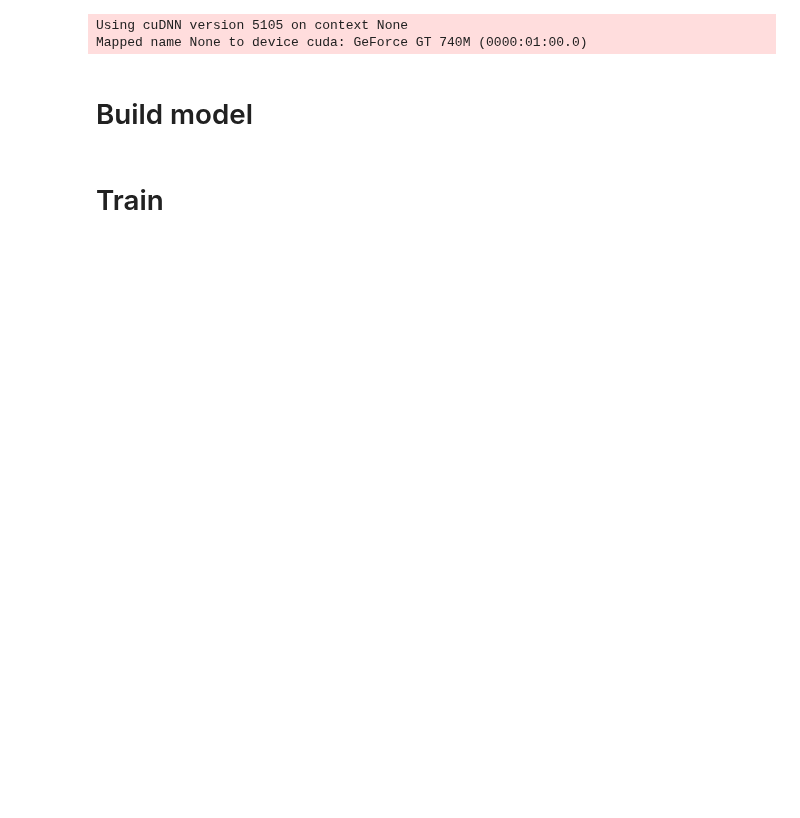
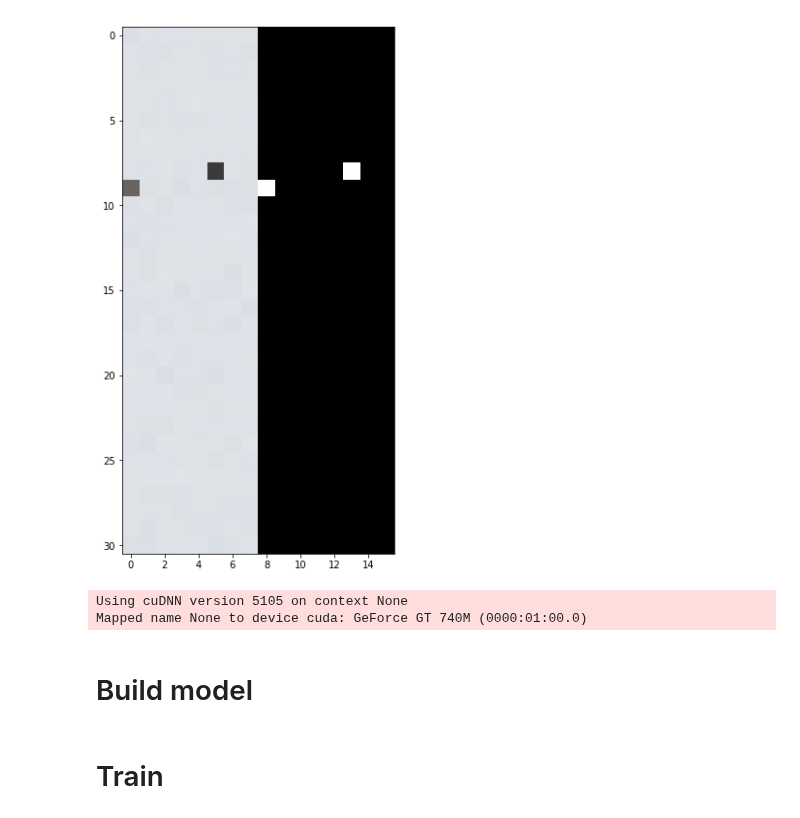
Before and after one commit to nvvaulin/gmm_segmentation, a Jupyter notebook: GMM_SEG.ipynb, the cells around one changed output. Cells and saved outputs as stored; diff of their text form; code cells hidden in the pictures; blank space fills up the shorter version.

```diff
--- a/GMM_SEG.ipynb
+++ b/GMM_SEG.ipynb
@@ -36,3 +35,67 @@ for x,y in data_generator(train_loader,epoch_size=1):
+# %%
+import os
+class TestLoader(TieLoader):
+    def __init__(self,out_size,label_size,min_r,max_r,path='test',cols = 16,rows=16,t_size=48):
+        self.t_size = t_size
+        self.out_size = out_size
+        self.label_size = label_size
+        self.cols = cols
+        self.rows = rows
+        self.min_r = min_r
+        self.max_r = max_r
+        if(os.path.exists(path+'/list.txt') and os.path.exists(path+'/motion.txt')):
+            self.img_list = [i[:-1] for i in open(path+'/list.txt')]
+            self.motion_list = [i[:-1] for i in open(path+'/motion.txt')]
+        else:
+            all_img = self.list_files(path)
+            self.img_list = [i for i in all_img if i[i.rfind('/'):].find('motion') < 0]
+            f = open(path+'/list.txt','w')
+            for i in self.img_list:
+                f.write(i+'\n')
+            f.close()
+
+    def list_files(self,path):
+        res = []
+        for i in os.listdir(path):
+            if(os.path.isdir(path+'/'+i)):
+                res = res+ self.list_files(path+'/'+i)
+            elif(i[-3:] == 'jpg'):
+                return [path+'/'+j[:j.rfind('_')] for j in os.listdir(path)]
+        return res
+
+    def iterate_data(self):
+        for i in range(len(self.img_list)):
+            im = cv2.imread(self.img_list[i]+'_input.jpg')
+            mask = cv2.imread(self.img_list[i]+'_mask.jpg',0)
+            h,w = im.shape[0]//self.rows,im.shape[1]//self.cols
+            data  = np.zeros((self.cols*self.rows,4,h,w),dtype=np.uint8)
+            for c in range(self.cols):
+                for r in range(self.rows):
+                    if(r*self.cols+c < len(data)):
+                        data[r*self.cols+c,1:] = np.transpose(im[r*h:r*h+h,c*w:c*w+w,:],(2,0,1))
+                        data[r*self.cols+c,0] = mask[r*h:r*h+h,c*w:c*w+w]
+            X = data[:,1:,:self.out_size[0],:self.out_size[1]].astype(np.float32)
+            Y = data[:,0,:self.out_size[0],:self.out_size[1]].astype(np.float32)/255.
+            Y[Y>0.5] = 1.
+            Y[Y<=0.5] = 0
+            Y = Y[:,(self.out_size[1]-self.label_size[1])//2:(self.out_size[1]-self.label_size[1])//2+self.label_size[1],\
+                    (self.out_size[0]-self.label_size[0])//2:(self.out_size[0]-self.label_size[0])//2+self.label_size[0]]
+            if(Y.mean() > self.max_r or Y.mean() < self.min_r):
+                continue
+            yield X,Y
+
+test_loader = TestLoader(cfg.TILE_SIZE,cfg.OUT_SIZE,min_r=0.0001,max_r=0.5)
+
+def test_generator(test_loader):
+    for x,y in test_loader.iterate_data():
+        yield x,y
+
+for x,y in test_generator(test_loader):
+    if(len(y[y>0.9]) <= 10 or len(y[y<0.1]) < 50):
+        draw_sample(x,y,8,cfg.SEQ_LENGTH//8)
+        break
+# %% [output]
+[figure, added]
 # %%
 import theano
 import theano.tensor as T
```
Also changed, not shown: parts of 8 cells of this notebook, 1 other file.
